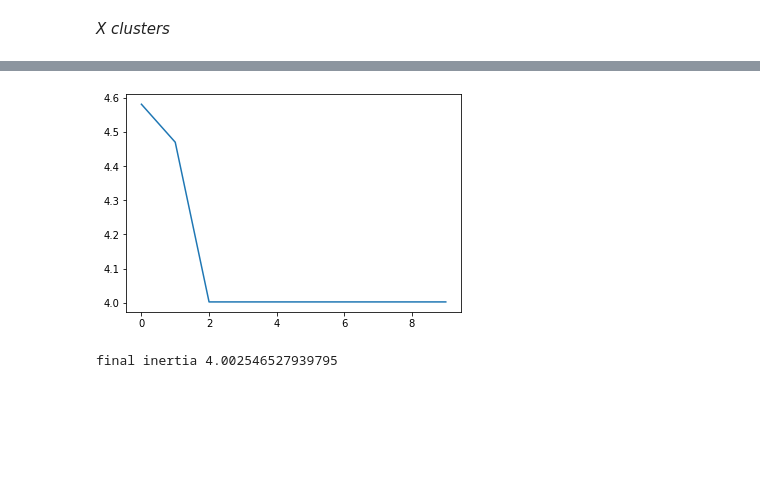
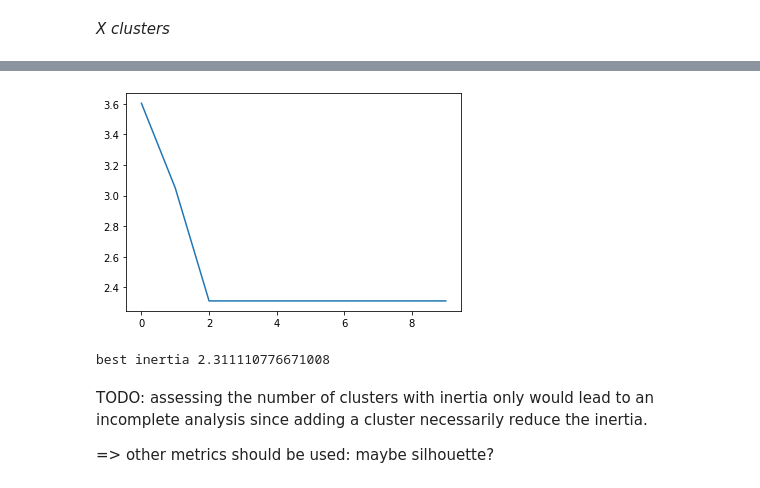
Before and after one commit to savoga/python_exos, a Jupyter notebook: clustering-simulations.ipynb, the cells around one changed output, grey strips where cells are left out. Saved outputs shown, nothing was run; the diff lists cells and outputs as text; code cells hidden in the pictures; blank space fills up the shorter version.

```diff
--- a/clustering-simulations.ipynb
+++ b/clustering-simulations.ipynb
@@ -321,7 +366,7 @@ final inertia 9.73953615860264
 # %%
 n_clusters = 3
 mykm = MyKMeans(n_clusters=n_clusters, n_iter=10)
-labels_business, cluster_centers_business, inertia_all_business = mykm.fit(X)
+labels_business, cluster_centers_business, inertia_business, inertia_all_business = mykm.fit(X)
 
 labels = labels_business
 clusters = cluster_centers_business
@@ -338,9 +383,15 @@ fig.update_layout(
     xaxis_title="AUM",
     yaxis_title="TRX",
 )
+
+fig.update_yaxes(
+    scaleanchor = "x",
+    scaleratio = 1,
+  )
+
 fig.show()
 plt.plot(np.arange(len(inertia_all_business)), inertia_all_business)
 plt.show()
-print('final inertia {}'.format(inertia_all_business[-1]))
+print('best inertia {}'.format(inertia_business))
 # %% [output]
 [interactive output not drawn]
@@ -350,8 +401,8 @@ final inertia 7.397871049682393
 *4 clusters*
 # %%
 n_clusters = 4
-mykm = MyKMeans(n_clusters=n_clusters, n_iter=10)
-labels_business, cluster_centers_business, inertia_all_business = mykm.fit(X)
+mykm = MyKMeans(n_clusters=n_clusters, n_iter=10, random_state=1)
+labels_business, cluster_centers_business, inertia_business, inertia_all_business = mykm.fit(X)
 
 labels = labels_business
 clusters = cluster_centers_business
@@ -366,11 +417,17 @@ for i in range(n_clusters):
 
 fig.update_layout(
     xaxis_title="AUM",
-    yaxis_title="TRX",
+    yaxis_title="TRX"
 )
+
+fig.update_yaxes(
+    scaleanchor = "x",
+    scaleratio = 1,
+  )
+
 fig.show()
 plt.plot(np.arange(len(inertia_all_business)), inertia_all_business)
 plt.show()
-print('final inertia {}'.format(inertia_all_business[-1]))
+print('best inertia {}'.format(inertia_all_business[-1]))
 # %% [output]
 [interactive output not drawn]
@@ -379,30 +436,40 @@ final inertia 5.511519688602474
 # %% [markdown]
 *X clusters*
 # %%
-n_clusters = 5
-mykm = MyKMeans(n_clusters=n_clusters, n_iter=10)
-labels_business, cluster_centers_business, inertia_all_business = mykm.fit(X)
+n_clusters = 7
+mykm = MyKMeans(n_clusters=n_clusters, n_iter=10, random_state=1)
+labels_business, cluster_centers_business, inertia, inertia_all_business = mykm.fit(X)
 
 labels = labels_business
 clusters = cluster_centers_business
 
 fig = go.Figure()
 # final clusters
 fig.add_trace(go.Scatter(x=clusters[:,0], y=clusters[:,1], mode='markers', name='final clusters',
                         marker=dict(size=20)))
 for i in range(n_clusters):
     cluster = np.where(labels==i)
     fig.add_trace(go.Scatter(x=X[cluster][:,0], y=X[cluster][:,1], mode='markers', name='cluster ' + str(i)))
 
 fig.update_layout(
     xaxis_title="AUM",
     yaxis_title="TRX",
 )
+
+fig.update_yaxes(
+    scaleanchor = "x",
+    scaleratio = 1,
+  )
+
 fig.show()
 plt.plot(np.arange(len(inertia_all_business)), inertia_all_business)
 plt.show()
-print('final inertia {}'.format(inertia_all_business[-1]))
+print('best inertia {}'.format(inertia))
 # %% [output]
 [interactive output not drawn]
-[figure, old version]
+[figure, new version]
-final inertia 4.002546527939795
+best inertia 2.311110776671008
+# %% [markdown]
+TODO: assessing the number of clusters with inertia only would lead to an incomplete analysis since adding a cluster necessarily reduce the inertia.
+
+=> other metrics should be used: maybe silhouette?
```
Also changed, not shown: parts of 11 cells of this notebook.
